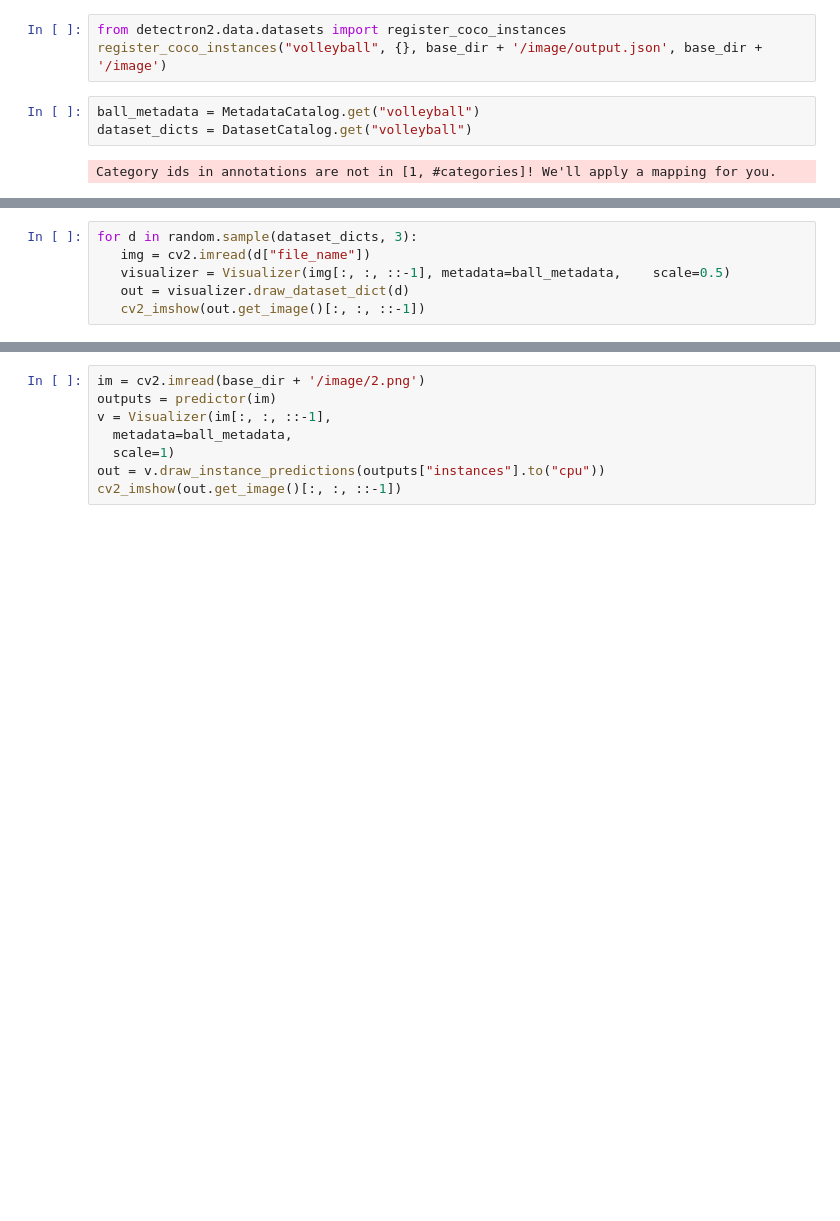
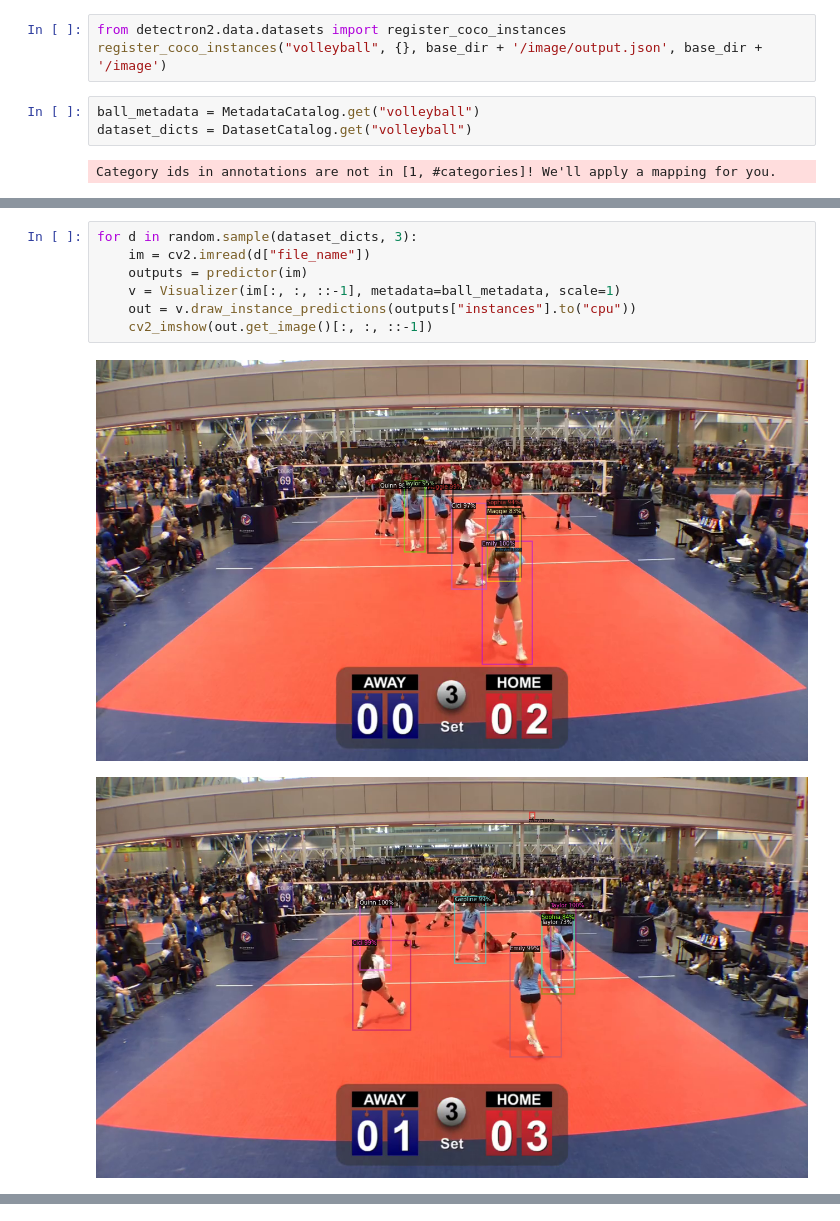
Before and after one commit to stevearonson/VB-Video-Tracking, a Jupyter notebook: Detectron2_with_DeepSort.ipynb, the cells around one changed output, grey strips where cells are left out. Saved outputs shown, nothing was run; the diff lists cells and outputs as text; blank space fills up the shorter version.

```diff
--- a/Detectron2_with_DeepSort.ipynb
+++ b/Detectron2_with_DeepSort.ipynb
@@ -475,6 +552,10 @@ total 322352
 # %%
 for d in random.sample(dataset_dicts, 3):
-   img = cv2.imread(d["file_name"])
-   visualizer = Visualizer(img[:, :, ::-1], metadata=ball_metadata,    scale=0.5)
-   out = visualizer.draw_dataset_dict(d)
-   cv2_imshow(out.get_image()[:, :, ::-1])
+    im = cv2.imread(d["file_name"])
+    outputs = predictor(im)
+    v = Visualizer(im[:, :, ::-1], metadata=ball_metadata, scale=1)
+    out = v.draw_instance_predictions(outputs["instances"].to("cpu"))
+    cv2_imshow(out.get_image()[:, :, ::-1])
+# %% [output]
+[figure, added]
+[figure, added]
@@ -481,8 +562,0 @@ for d in random.sample(dataset_dicts, 3):
-# %%
-im = cv2.imread(base_dir + '/image/2.png')
-outputs = predictor(im)
-v = Visualizer(im[:, :, ::-1],
-  metadata=ball_metadata,
-  scale=1)
-out = v.draw_instance_predictions(outputs["instances"].to("cpu"))
-cv2_imshow(out.get_image()[:, :, ::-1])
```
Also changed, not shown: parts of 16 cells of this notebook.
